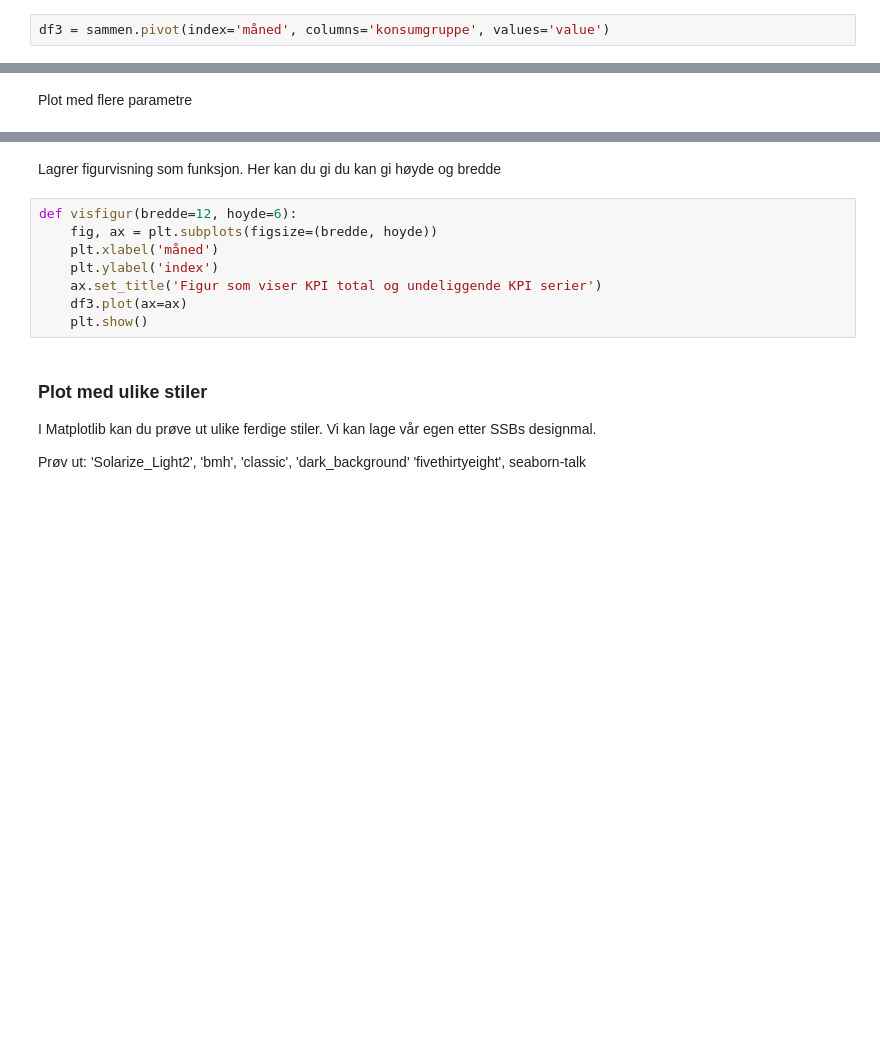
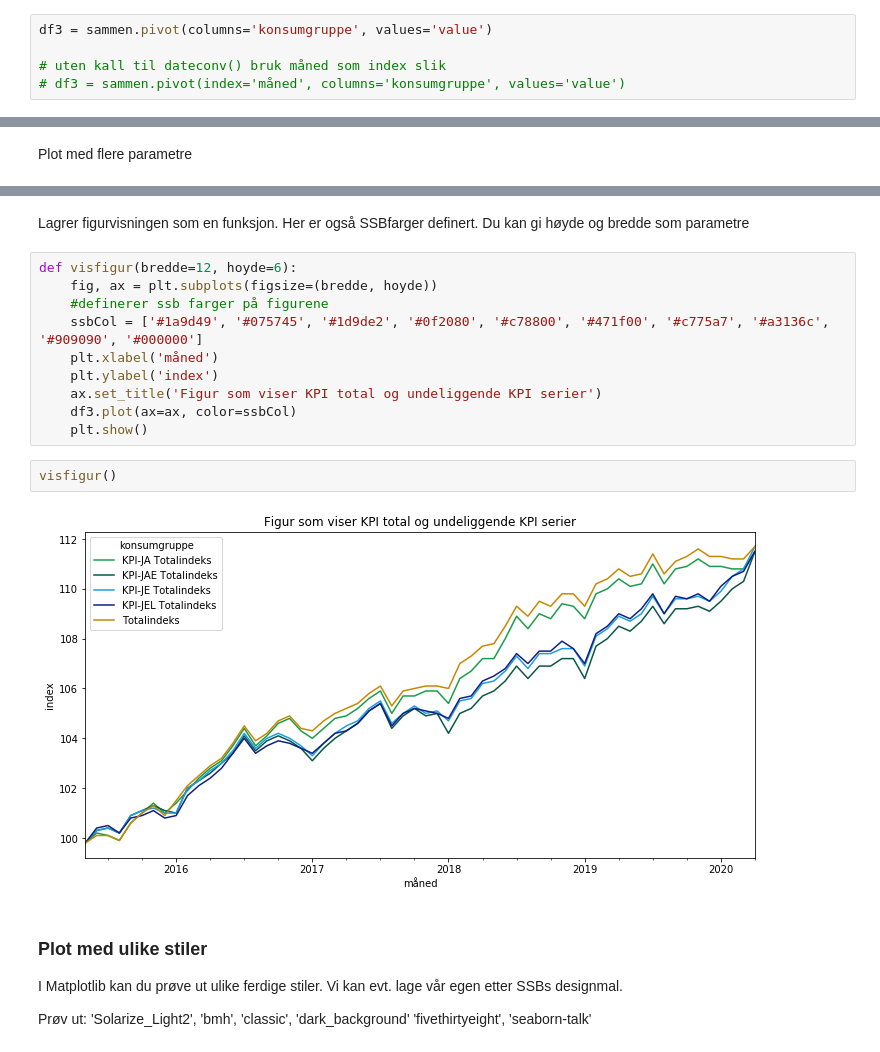
Before and after one commit to janbrus/ssb-api-python-examples, a Jupyter notebook: two-tables-one-chart_nor.ipynb, the cells around one changed output, grey strips where cells are left out. Cells and saved outputs as stored; diff of their text form; blank space fills up the shorter version.

```diff
--- a/two-tables-one-chart_nor.ipynb
+++ b/two-tables-one-chart_nor.ipynb
@@ -120,6 +252,9 @@ sammen.tail()
 
 ["tidy data" Hadley Wickham](https://vita.had.co.nz/papers/tidy-data.pdf)
 # %%
-df3 = sammen.pivot(index='måned', columns='konsumgruppe', values='value')
+df3 = sammen.pivot(columns='konsumgruppe', values='value')
+
+# uten kall til dateconv() bruk måned som index slik
+# df3 = sammen.pivot(index='måned', columns='konsumgruppe', values='value')
 # %%
 df3.head(3)
@@ -137,18 +304,24 @@ df3.plot(marker="o", markersize=3, figsize=(12, 8))
 # %% [markdown]
-Lagrer figurvisning som funksjon. Her kan du gi du kan gi høyde og bredde
+Lagrer figurvisningen som en funksjon. Her er også SSBfarger definert. Du kan gi høyde og bredde som parametre
 # %%
 def visfigur(bredde=12, hoyde=6):
     fig, ax = plt.subplots(figsize=(bredde, hoyde))
+    #definerer ssb farger på figurene
+    ssbCol = ['#1a9d49', '#075745', '#1d9de2', '#0f2080', '#c78800', '#471f00', '#c775a7', '#a3136c', '#909090', '#000000']
     plt.xlabel('måned')
     plt.ylabel('index')
     ax.set_title('Figur som viser KPI total og undeliggende KPI serier')
-    df3.plot(ax=ax)
+    df3.plot(ax=ax, color=ssbCol)
     plt.show()
+# %%
+visfigur()
+# %% [output]
+[figure, added]
 # %% [markdown]
 ### Plot med ulike stiler
-I Matplotlib kan du prøve ut ulike ferdige stiler. Vi kan lage vår egen etter SSBs designmal.
+I Matplotlib kan du prøve ut ulike ferdige stiler. Vi kan evt. lage vår egen etter SSBs designmal.
 
-Prøv ut: 'Solarize_Light2',  'bmh', 'classic', 'dark_background' 'fivethirtyeight', seaborn-talk
+Prøv ut: 'Solarize_Light2',  'bmh', 'classic', 'dark_background' 'fivethirtyeight', 'seaborn-talk'
 # %%
 with plt.style.context('Solarize_Light2'):
     visfigur()
```
Also changed, not shown: parts of 31 cells of this notebook, 3 other files.
